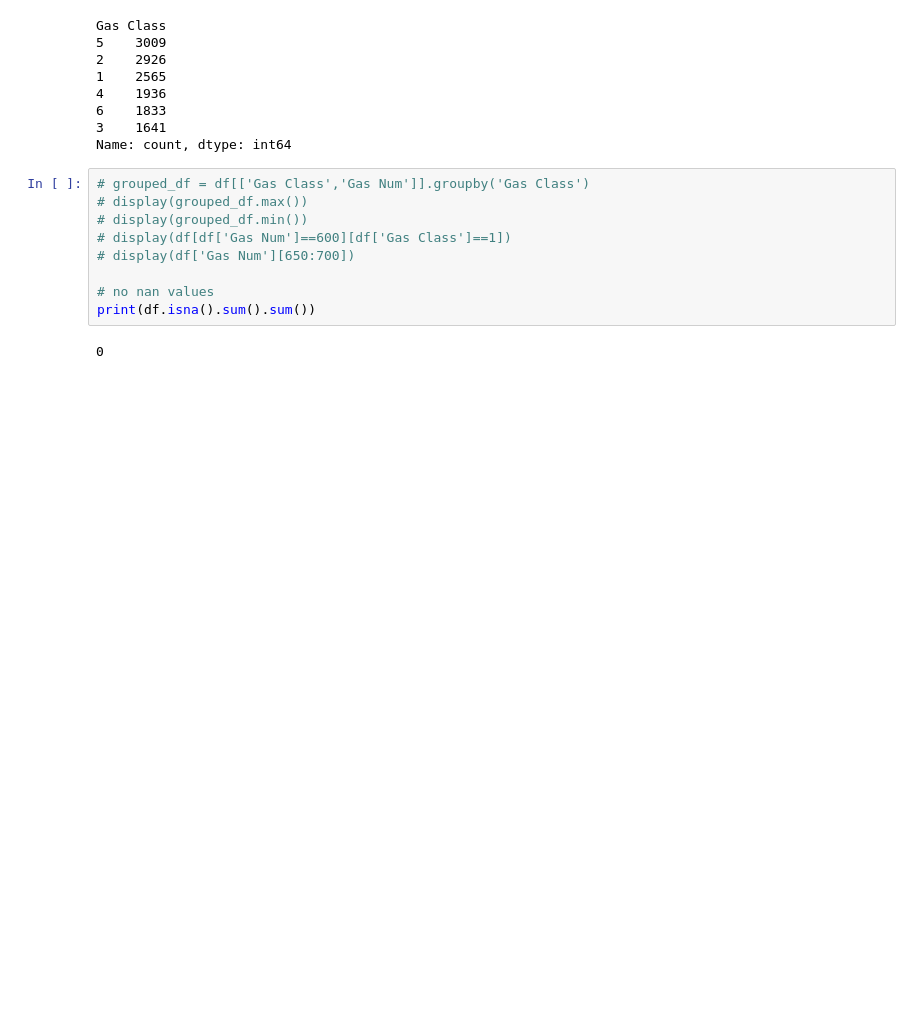
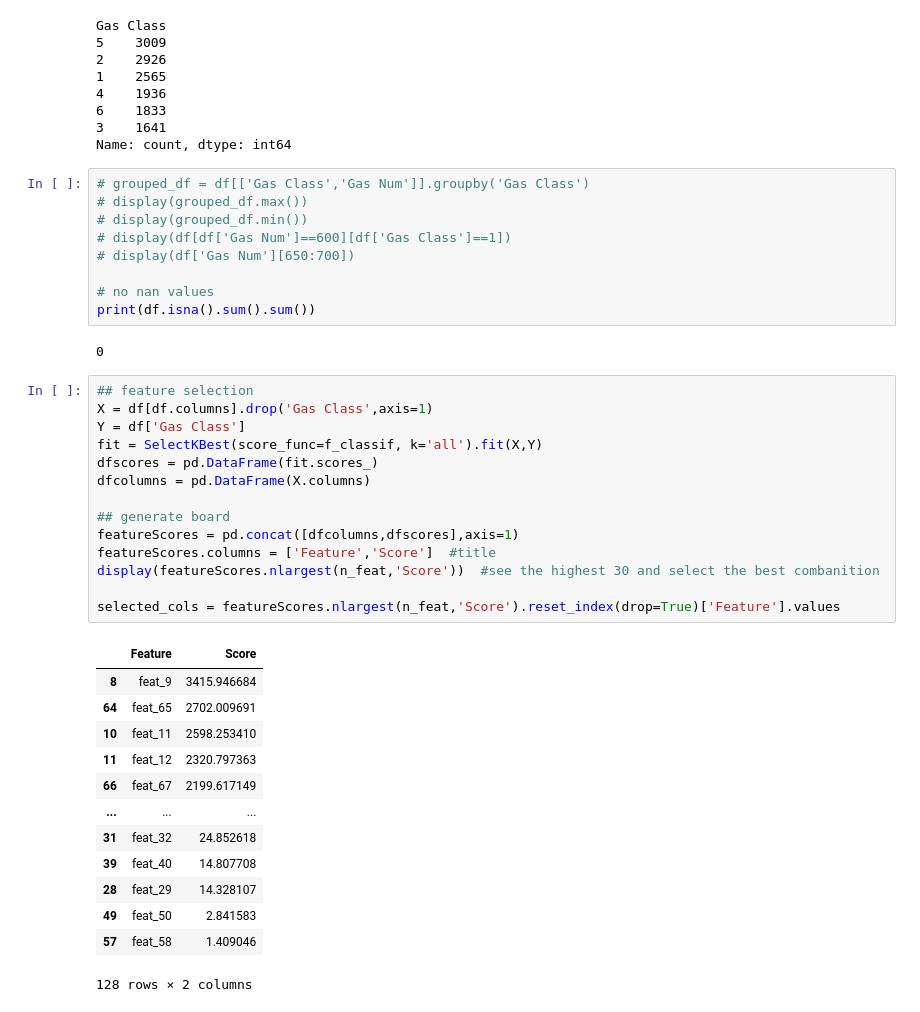
Before and after one commit to kogby/EDASH, a Jupyter notebook: Example/preprocess.ipynb, the cells around one changed output. Cells and saved outputs as stored; diff of their text form; blank space fills up the shorter version.

```diff
--- a/Example/preprocess.ipynb
+++ b/Example/preprocess.ipynb
@@ -70,3 +83,31 @@ Name: count, dtype: int64
 print(df.isna().sum().sum())
 # %% [output]
 0
+# %%
+## feature selection
+X = df[df.columns].drop('Gas Class',axis=1)
+Y = df['Gas Class']
+fit = SelectKBest(score_func=f_classif, k='all').fit(X,Y)
+dfscores = pd.DataFrame(fit.scores_)
+dfcolumns = pd.DataFrame(X.columns)
+
+## generate board
+featureScores = pd.concat([dfcolumns,dfscores],axis=1)
+featureScores.columns = ['Feature','Score']  #title
+display(featureScores.nlargest(n_feat,'Score'))  #see the highest 30 and select the best combanition
+
+selected_cols = featureScores.nlargest(n_feat,'Score').reset_index(drop=True)['Feature'].values
+# %% [output]
+|  | Feature | Score |
+| 8 | feat_9 | 3415.946684 |
+| 64 | feat_65 | 2702.009691 |
+| 10 | feat_11 | 2598.253410 |
+| 11 | feat_12 | 2320.797363 |
+| 66 | feat_67 | 2199.617149 |
+| ... | ... | ... |
+| 31 | feat_32 | 24.852618 |
+| 39 | feat_40 | 14.807708 |
+| 28 | feat_29 | 14.328107 |
+| 49 | feat_50 | 2.841583 |
+| 57 | feat_58 | 1.409046 |
+128 rows × 2 columns
```
Also changed, not shown: parts of 6 cells of this notebook, 33 other files.
